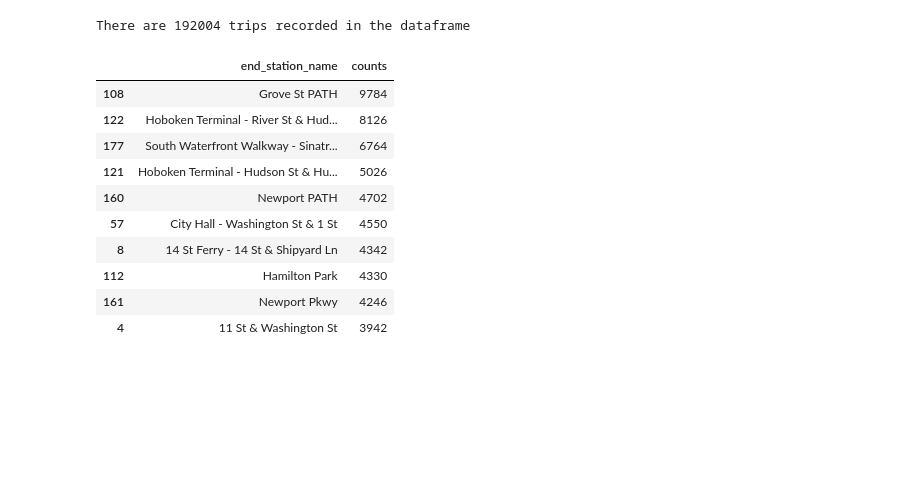
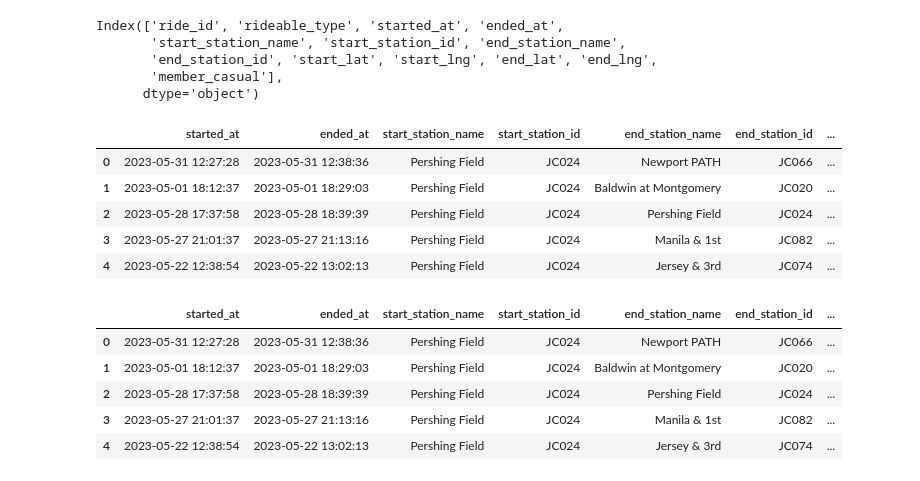
Before and after one commit to jessicabarker51/Tableau_Challenge, a Jupyter notebook: citbike.ipynb, the cells around one changed output. Saved outputs shown, nothing was run; the diff lists cells and outputs as text; code cells hidden in the pictures; blank space fills up the shorter version.

```diff
--- a/citbike.ipynb
+++ b/citbike.ipynb
@@ -109,23 +6,42 @@ dtype: int64
-# %%
-#calculate how many trips hav e been recorded in dataframe
-started_at = len(df['started_at'])
-print(f'There are {started_at} trips recorded in the dataframe')
-# %% [output]
-There are 192004 trips recorded in the dataframe
-# %%
-#calculate total end station count for each station name
-end_station_count = df.groupby(['end_station_name']).size().reset_index(name='counts')
-end_station_count = end_station_count.sort_values(by=['counts'], ascending=False)
-end_station_count.head(10)
-# %% [output]
-|  | end_station_name | counts |
-| 108 | Grove St PATH | 9784 |
-| 122 | Hoboken Terminal - River St & Hud... | 8126 |
-| 177 | South Waterfront Walkway - Sinatr... | 6764 |
-| 121 | Hoboken Terminal - Hudson St & Hu... | 5026 |
-| 160 | Newport PATH | 4702 |
-| 57 | City Hall - Washington St & 1 St | 4550 |
-| 8 | 14 St Ferry - 14 St & Shipyard Ln | 4342 |
-| 112 | Hamilton Park | 4330 |
-| 161 | Newport Pkwy | 4246 |
-| 4 | 11 St & Washington St | 3942 |
+# %%
+
+#Read in csv files into pandas dataframes
+df_2023 = pd.read_csv(Path('may_2023.csv'), parse_dates=True, infer_datetime_format=True, low_memory=False)
+# %%
+#print column names
+df_2023.columns
+# %% [output]
+Index(['ride_id', 'rideable_type', 'started_at', 'ended_at',
+       'start_station_name', 'start_station_id', 'end_station_name',
+       'end_station_id', 'start_lat', 'start_lng', 'end_lat', 'end_lng',
+       'member_casual'],
+      dtype='object')
+# %%
+#drop ride_id and rideable_type
+df_2023 = df_2023.drop(['ride_id', 'rideable_type'], axis=1)
+df_2023.head()
+# %% [output]
+|  | started_at | ended_at | start_station_name | start_station_id | end_station_name | end_station_id | ... |
+| 0 | 2023-05-31 12:27:28 | 2023-05-31 12:38:36 | Pershing Field | JC024 | Newport PATH | JC066 | ... |
+| 1 | 2023-05-01 18:12:37 | 2023-05-01 18:29:03 | Pershing Field | JC024 | Baldwin at Montgomery | JC020 | ... |
+| 2 | 2023-05-28 17:37:58 | 2023-05-28 18:39:39 | Pershing Field | JC024 | Pershing Field | JC024 | ... |
+| 3 | 2023-05-27 21:01:37 | 2023-05-27 21:13:16 | Pershing Field | JC024 | Manila & 1st | JC082 | ... |
+| 4 | 2023-05-22 12:38:54 | 2023-05-22 13:02:13 | Pershing Field | JC024 | Jersey & 3rd | JC074 | ... |
+# %%
+start_date_2023 = pd.to_datetime(df_2023['started_at'], format = '%Y-%m-%d %H:%M:%S')
+stop_date_2023 = pd.to_datetime(df_2023['ended_at'], format = '%Y-%m-%d %H:%M:%S')
+df_2023['started_at'] = start_date_2023
+df_2023['ended_at'] = stop_date_2023
+month_start = df_2023['started_at'].dt.strftime('%b')
+month_stop = df_2023['ended_at'].dt.strftime('%b')
+df_2023['start_month'] = month_start
+df_2023['stop_month'] = month_stop
+df_2023['time_usage'] = df_2023['ended_at'] - df_2023['started_at']
+df_2023.head()
+# %% [output]
+|  | started_at | ended_at | start_station_name | start_station_id | end_station_name | end_station_id | ... |
+| 0 | 2023-05-31 12:27:28 | 2023-05-31 12:38:36 | Pershing Field | JC024 | Newport PATH | JC066 | ... |
+| 1 | 2023-05-01 18:12:37 | 2023-05-01 18:29:03 | Pershing Field | JC024 | Baldwin at Montgomery | JC020 | ... |
+| 2 | 2023-05-28 17:37:58 | 2023-05-28 18:39:39 | Pershing Field | JC024 | Pershing Field | JC024 | ... |
+| 3 | 2023-05-27 21:01:37 | 2023-05-27 21:13:16 | Pershing Field | JC024 | Manila & 1st | JC082 | ... |
+| 4 | 2023-05-22 12:38:54 | 2023-05-22 13:02:13 | Pershing Field | JC024 | Jersey & 3rd | JC074 | ... |
```
Also changed, not shown: parts of 14 cells of this notebook, 7 other files.
